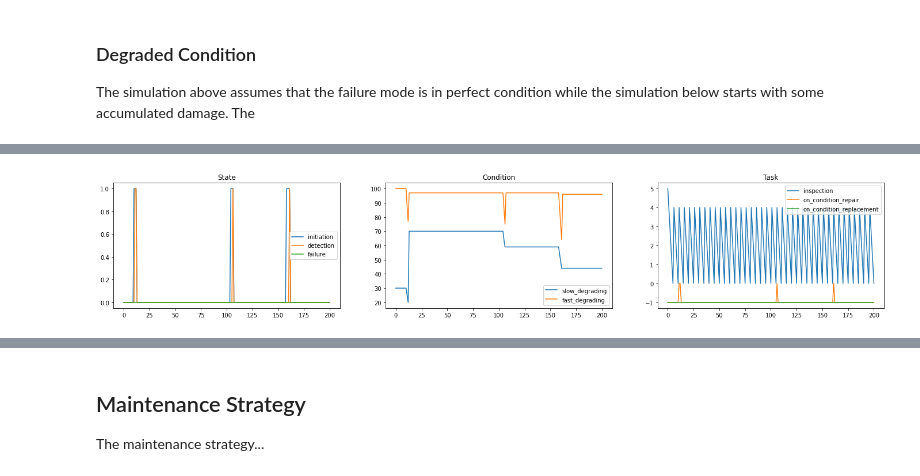
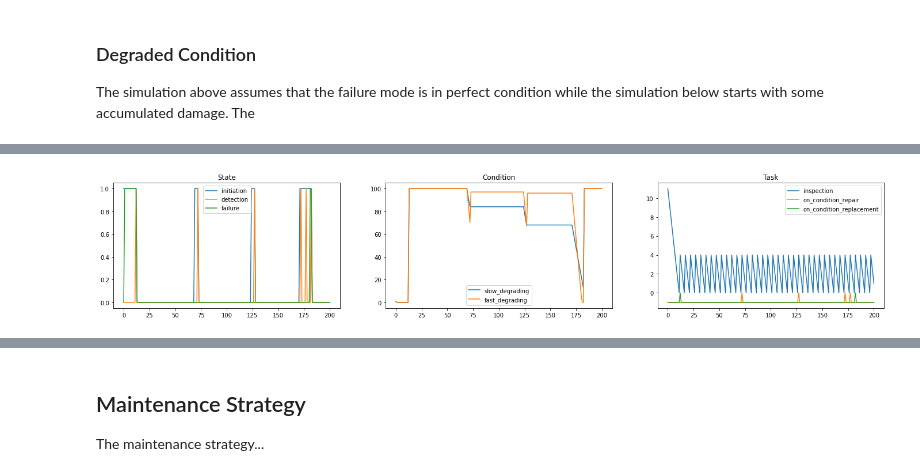
Before and after one commit to gavintreseder/pof, a Jupyter notebook: notebooks/failure_mode.ipynb, the cells around one changed output, grey strips where cells are left out. Drawn from its saved outputs; the diff is of its cells as text; code cells hidden in the pictures.

```diff
--- a/notebooks/failure_mode.ipynb
+++ b/notebooks/failure_mode.ipynb
@@ -65,7 +70,7 @@ fm.plot_timeline()
 The simulation above assumes that the failure mode is in perfect condition while the simulation below starts with some accumulated damage.
 The
 # %%
-fm._initiated = True
+fm.reset()
 fm.indicators['slow_degrading'].set_condition(70)
 fm.sim_timeline(200)
 fm.plot_timeline()
@@ -73,0 +101,8 @@ fm.plot_timeline()
+# %%
+cf['remain_failed'] = 'False'
+fm.reset()
+fm.indicators['slow_degrading'].set_condition(10)
+fm.indicators['fast_degrading'].set_condition(10)
+fm.set_states(dict(initiation=True, detection=True))
+fm.sim_timeline(200)
+fm.plot_timeline()
@@ -74,7 +131,10 @@ fm.plot_timeline()
 # %%
 cf['remain_failed'] = 'False'
-fm.indicators['slow_degrading'].set_condition(30)
+fm.reset()
+fm.set_states({'initiation':True})
+fm.indicators['slow_degrading'].set_condition(1)
+fm.indicators['fast_degrading'].set_condition(1)
 fm.sim_timeline(200)
 fm.plot_timeline()
 # %% [output]
-[figure, old version]
+[figure, new version]
```
Also changed, not shown: parts of 9 cells of this notebook, 7 other files.
